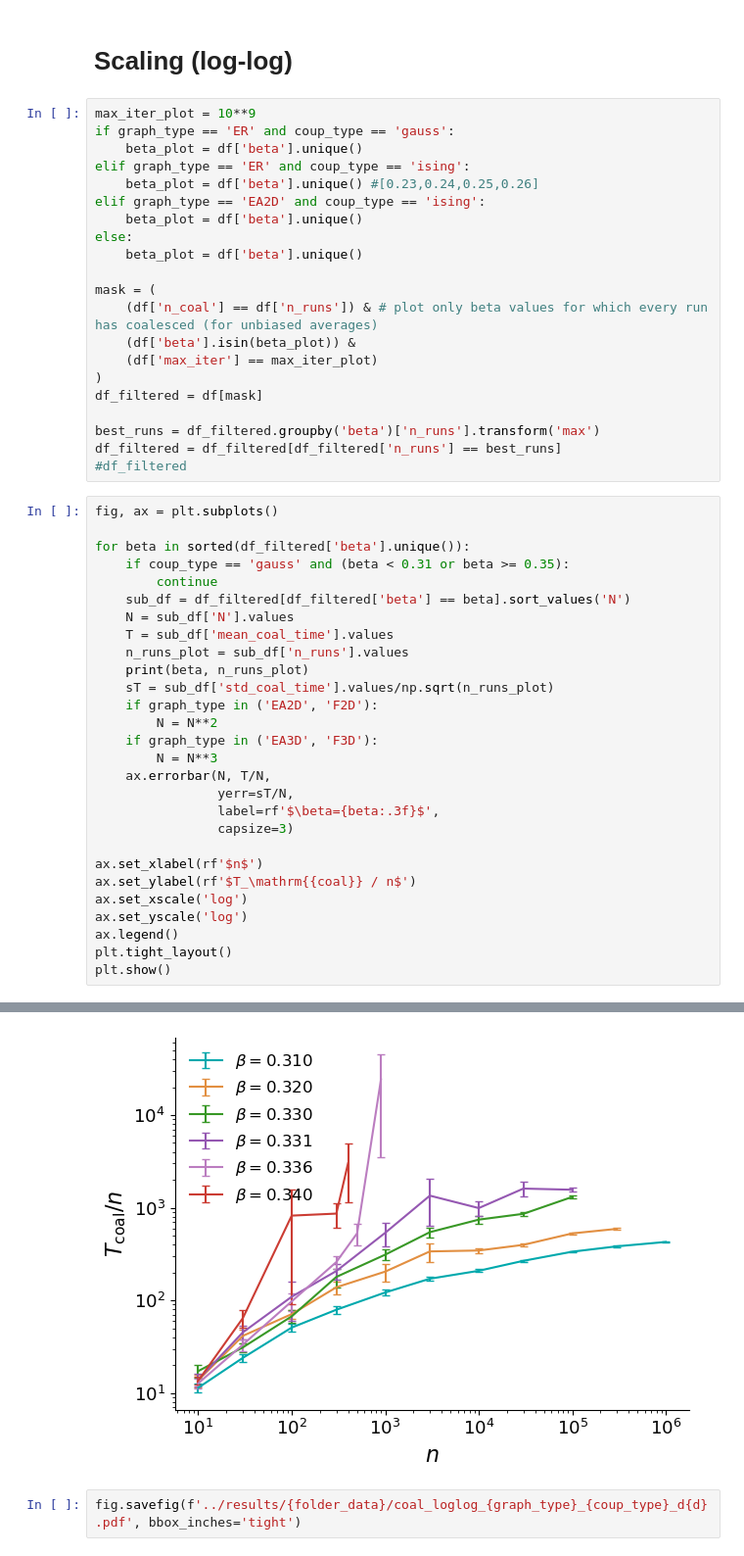
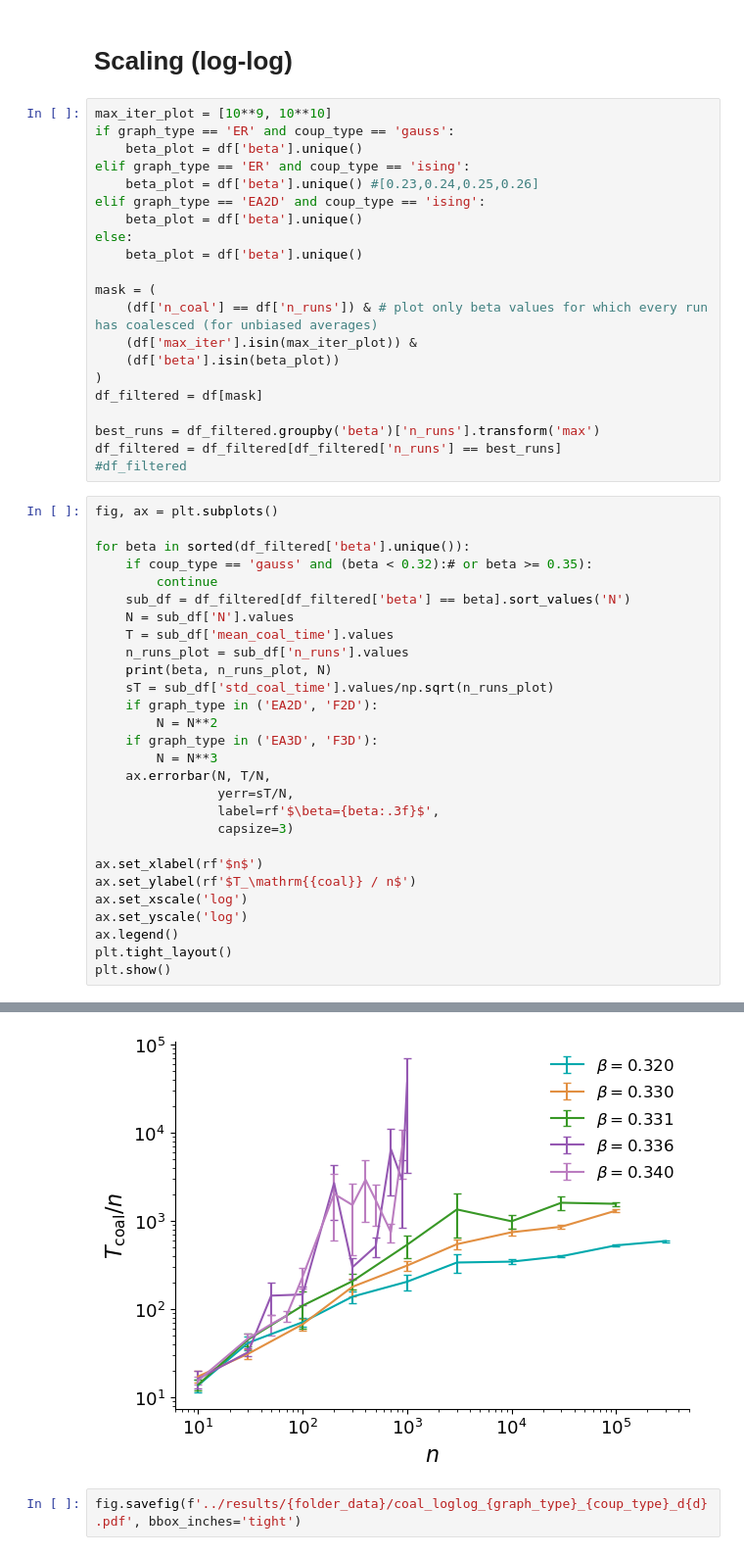
Before and after one commit to LouiseBudzynski/Bounding_Chain_Disordered_Ising_Models, a Jupyter notebook: notebooks/read_coal_time.ipynb, the cells around one changed output, grey strips where cells are left out. Shown at 98% size. Cells and saved outputs as stored; diff of their text form.

Commit message:
plotting

```diff
--- a/notebooks/read_coal_time.ipynb
+++ b/notebooks/read_coal_time.ipynb
@@ -173,7 +173,7 @@ plt.show()
 # %% [markdown]
 # Scaling (log-log)
 # %%
-max_iter_plot = 10**9
+max_iter_plot = [10**9, 10**10]
 if graph_type == 'ER' and coup_type == 'gauss':
     beta_plot = df['beta'].unique()
 elif graph_type == 'ER' and coup_type == 'ising':
@@ -185,8 +185,8 @@ else:
 
 mask = (
     (df['n_coal'] == df['n_runs']) & # plot only beta values for which every run has coalesced (for unbiased averages)
-    (df['beta'].isin(beta_plot)) &
-    (df['max_iter'] == max_iter_plot)
+    (df['max_iter'].isin(max_iter_plot)) &
+    (df['beta'].isin(beta_plot))
 )
 df_filtered = df[mask]
 
@@ -197,13 +197,13 @@ df_filtered = df_filtered[df_filtered['n_runs'] == best_runs]
 fig, ax = plt.subplots()
 
 for beta in sorted(df_filtered['beta'].unique()):
-    if coup_type == 'gauss' and (beta < 0.31 or beta >= 0.35):
+    if coup_type == 'gauss' and (beta < 0.32):# or beta >= 0.35):
         continue
     sub_df = df_filtered[df_filtered['beta'] == beta].sort_values('N')
     N = sub_df['N'].values
     T = sub_df['mean_coal_time'].values
     n_runs_plot = sub_df['n_runs'].values
-    print(beta, n_runs_plot)
+    print(beta, n_runs_plot, N)
     sT = sub_df['std_coal_time'].values/np.sqrt(n_runs_plot)
     if graph_type in ('EA2D', 'F2D'):
         N = N**2
@@ -231,4 +230,4 @@ plt.show()
-[figure, old version]
+[figure, new version]
 # %%
 fig.savefig(f'../results/{folder_data}/coal_loglog_{graph_type}_{coup_type}_d{d}.pdf', bbox_inches='tight')
 # %% [markdown]
```
Also changed, not shown: parts of 5 cells of this notebook.
